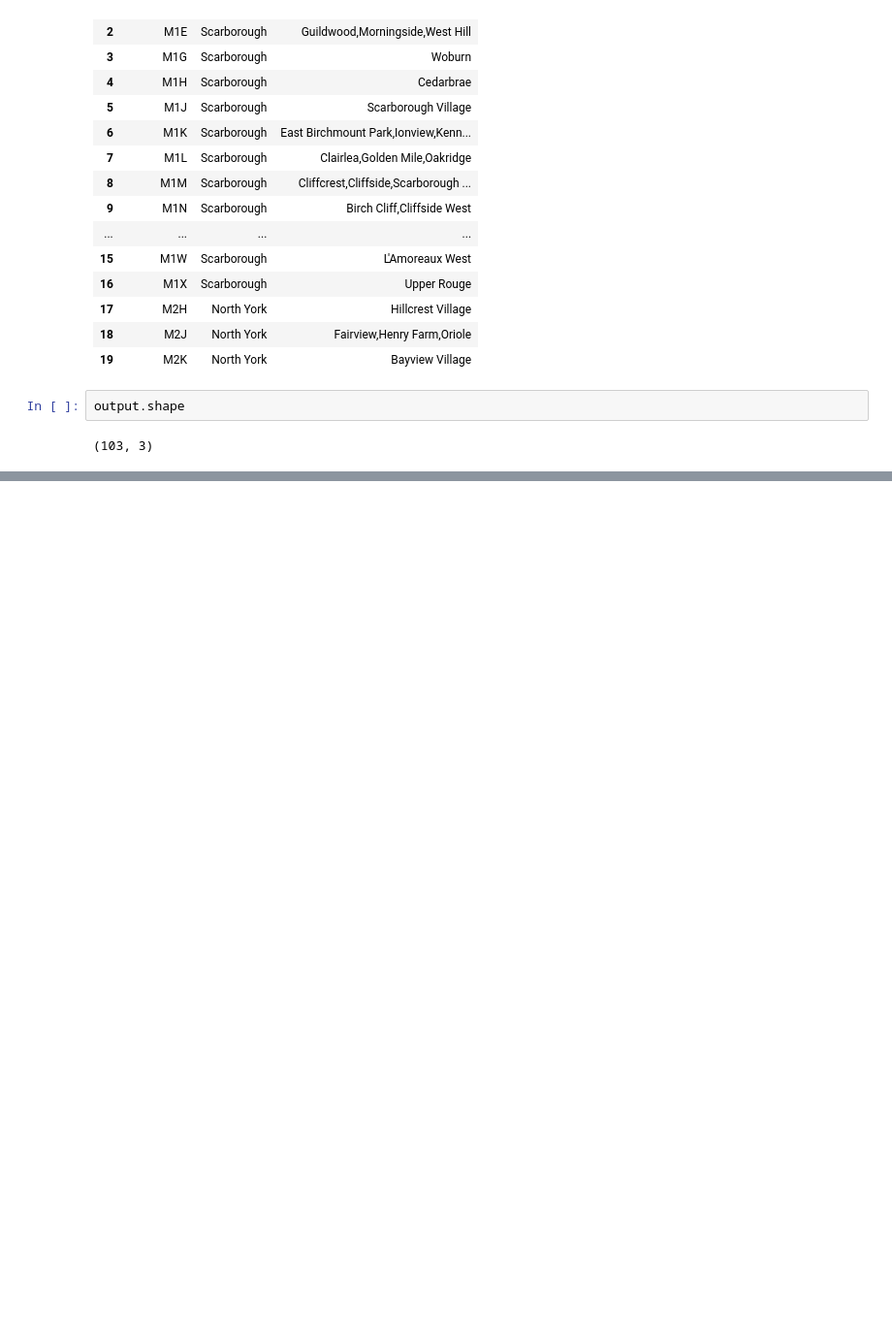
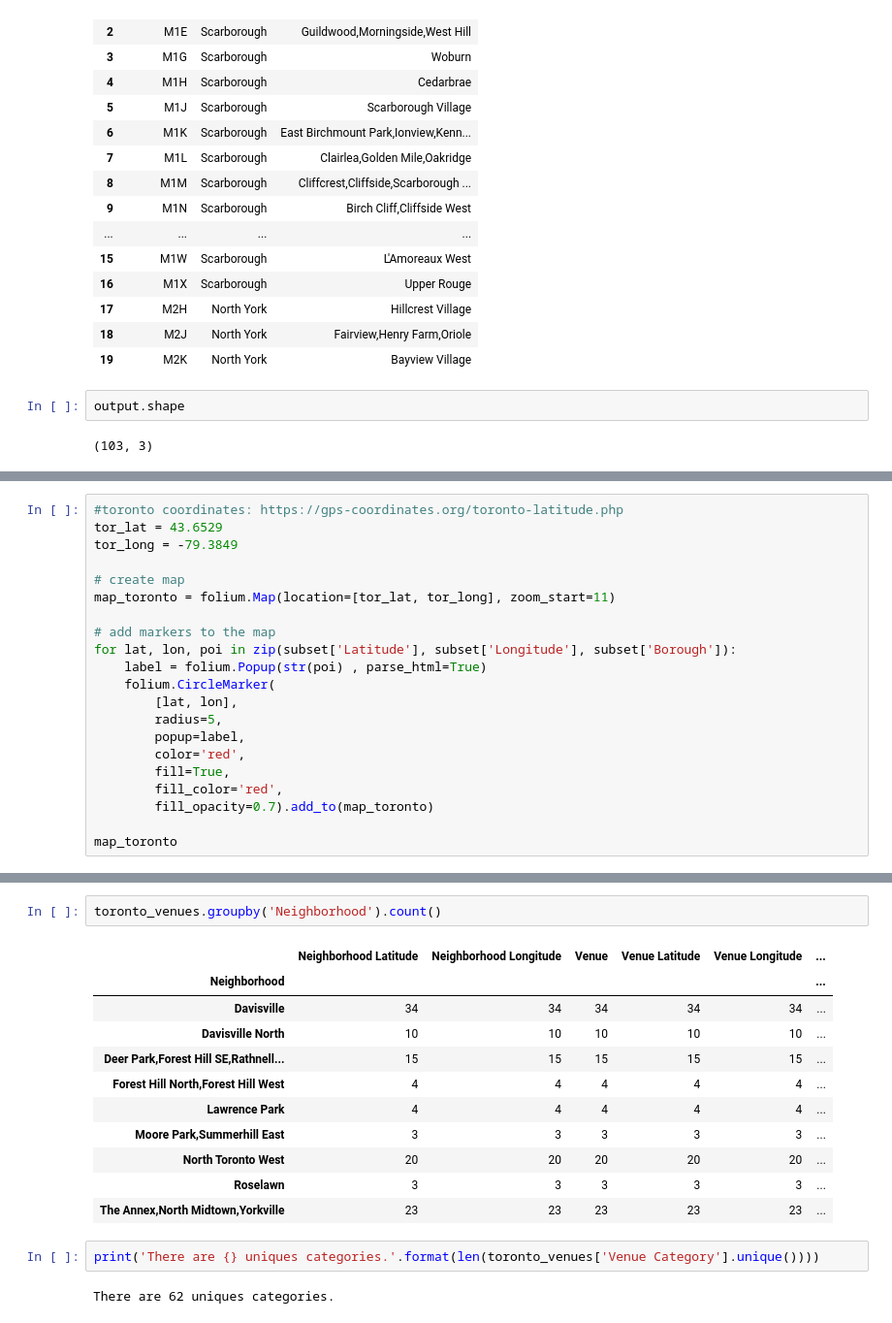
Before and after one commit to AnaMariaAnaMaria/Coursera_Capstone, a Jupyter notebook: Applied_Data_Science_Capstone.ipynb, the cells around one changed output, grey strips where cells are left out. Shown at 97% size. Drawn from its saved outputs; the diff is of its cells as text; blank space fills up the shorter version.

```diff
--- a/Applied_Data_Science_Capstone.ipynb
+++ b/Applied_Data_Science_Capstone.ipynb
@@ -74,0 +177,21 @@ output.shape
+# %%
+#toronto coordinates: https://gps-coordinates.org/toronto-latitude.php
+tor_lat = 43.6529
+tor_long = -79.3849
+
+# create map
+map_toronto = folium.Map(location=[tor_lat, tor_long], zoom_start=11)
+
+# add markers to the map
+for lat, lon, poi in zip(subset['Latitude'], subset['Longitude'], subset['Borough']):
+    label = folium.Popup(str(poi) , parse_html=True)
+    folium.CircleMarker(
+        [lat, lon],
+        radius=5,
+        popup=label,
+        color='red',
+        fill=True,
+        fill_color='red',
+        fill_opacity=0.7).add_to(map_toronto)
+
+map_toronto
@@ -74,0 +290,18 @@ output.shape
+# %%
+toronto_venues.groupby('Neighborhood').count()
+# %% [output]
+|  | Neighborhood Latitude | Neighborhood Longitude | Venue | Venue Latitude | Venue Longitude | ... |
+| Neighborhood |  |  |  |  |  | ... |
+| Davisville | 34 | 34 | 34 | 34 | 34 | ... |
+| Davisville North | 10 | 10 | 10 | 10 | 10 | ... |
+| Deer Park,Forest Hill SE,Rathnell... | 15 | 15 | 15 | 15 | 15 | ... |
+| Forest Hill North,Forest Hill West | 4 | 4 | 4 | 4 | 4 | ... |
+| Lawrence Park | 4 | 4 | 4 | 4 | 4 | ... |
+| Moore Park,Summerhill East | 3 | 3 | 3 | 3 | 3 | ... |
+| North Toronto West | 20 | 20 | 20 | 20 | 20 | ... |
+| Roselawn | 3 | 3 | 3 | 3 | 3 | ... |
+| The Annex,North Midtown,Yorkville | 23 | 23 | 23 | 23 | 23 | ... |
+# %%
+print('There are {} uniques categories.'.format(len(toronto_venues['Venue Category'].unique())))
+# %% [output]
+There are 62 uniques categories.
```
Also changed, not shown: parts of 51 cells of this notebook.
